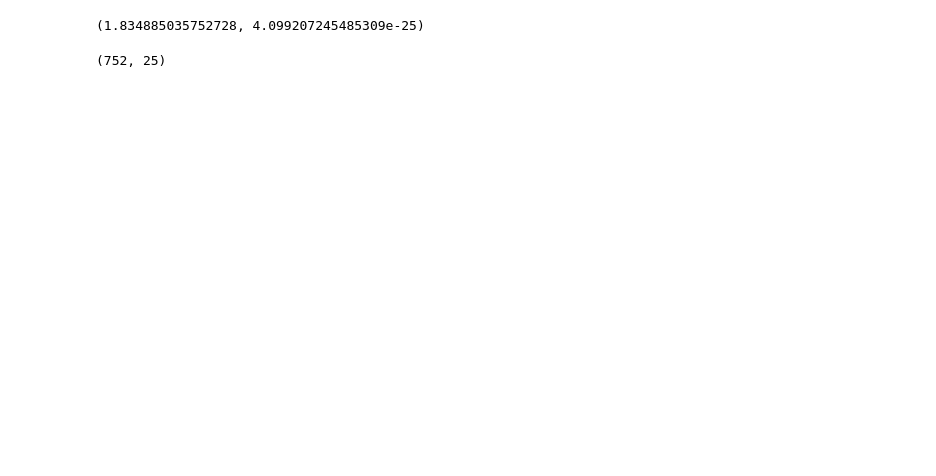
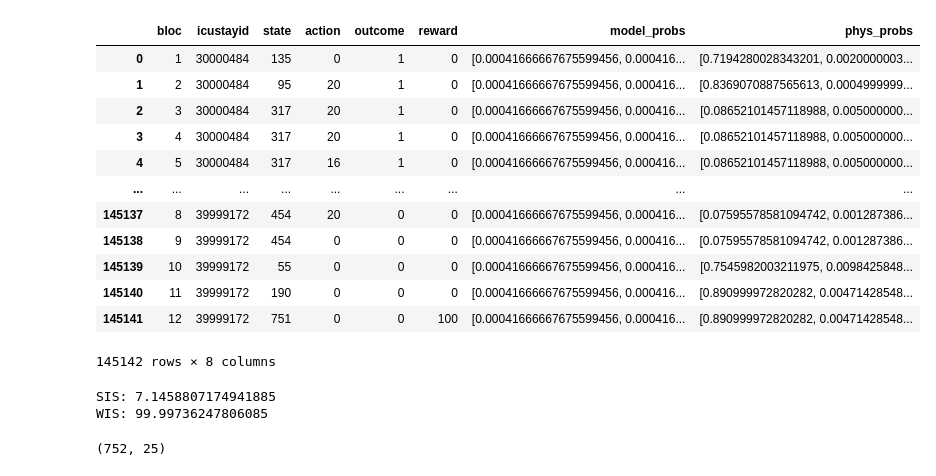
Before and after one commit to MrWhiteRichard/dice_rl_sepsis, a Jupyter notebook: results_sepsis_mimic_iv.ipynb, the cells around one changed output. Drawn from its saved outputs; the diff is of its cells as text; code cells hidden in the pictures; blank space fills up the shorter version.

```diff
--- a/results_sepsis_mimic_iv.ipynb
+++ b/results_sepsis_mimic_iv.ipynb
@@ -19,7 +37,5 @@ from dice_rl_TU_Vienna.utils.bedtime import computer_sleep
 # %%
-version = "v1.0"
-
-dir_data   = os.path.join("data",   "medical_rl", "sepsis_mimic_iv", version)
-dir_images = os.path.join("images", "medical_rl", "sepsis_mimic_iv", version)
+dir_data   = os.path.join("data",   "medical_rl", "sepsis_mimic_iv")
+dir_images = os.path.join("images", "medical_rl", "sepsis_mimic_iv")
 # %%
 kinds = ["behavior", "evaluation"]
@@ -53,7 +49,48 @@ IS_quotients, IS_quotient_prods = get_IS_quotient_prods(split)
-# %%
-np.mean(IS_quotients), np.mean(IS_quotient_prods)
-# %% [output]
-(1.834885035752728, 4.099207245485309e-25)
+# %%
+split
+# %% [output]
+|  | bloc | icustayid | state | action | outcome | reward | model_probs | phys_probs |
+| 0 | 1 | 30000484 | 135 | 0 | 1 | 0 | [0.00041666667675599456, 0.000416... | [0.7194280028343201, 0.0020000003... |
+| 1 | 2 | 30000484 | 95 | 20 | 1 | 0 | [0.00041666667675599456, 0.000416... | [0.8369070887565613, 0.0004999999... |
+| 2 | 3 | 30000484 | 317 | 20 | 1 | 0 | [0.00041666667675599456, 0.000416... | [0.08652101457118988, 0.005000000... |
+| 3 | 4 | 30000484 | 317 | 20 | 1 | 0 | [0.00041666667675599456, 0.000416... | [0.08652101457118988, 0.005000000... |
+| 4 | 5 | 30000484 | 317 | 16 | 1 | 0 | [0.00041666667675599456, 0.000416... | [0.08652101457118988, 0.005000000... |
+| ... | ... | ... | ... | ... | ... | ... | ... | ... |
+| 145137 | 8 | 39999172 | 454 | 20 | 0 | 0 | [0.00041666667675599456, 0.000416... | [0.07595578581094742, 0.001287386... |
+| 145138 | 9 | 39999172 | 454 | 0 | 0 | 0 | [0.00041666667675599456, 0.000416... | [0.07595578581094742, 0.001287386... |
+| 145139 | 10 | 39999172 | 55 | 0 | 0 | 0 | [0.00041666667675599456, 0.000416... | [0.7545982003211975, 0.0098425848... |
+| 145140 | 11 | 39999172 | 190 | 0 | 0 | 0 | [0.00041666667675599456, 0.000416... | [0.890999972820282, 0.00471428548... |
+| 145141 | 12 | 39999172 | 751 | 0 | 0 | 100 | [0.00041666667675599456, 0.000416... | [0.890999972820282, 0.00471428548... |
+145142 rows × 8 columns
+# %%
+returns = []
+weight_prods = []
+
+for id in split["icustayid"].unique():
+    episode = split[split["icustayid"] == id]
+
+    rewards = episode["reward"]
+
+    weights = []
+    for _, row in episode.iterrows():
+        probs          = row["model_probs"]
+        probs_behavior = row["phys_probs"]
+        action         = row["action"]
+
+        weight = probs[action] / probs_behavior[action]
+        weights.append(weight)
+
+    returns.append( np.sum(rewards) )
+    weight_prods.append( np.prod(weights) )
+
+SIS = np.dot(returns, weight_prods) / len(weight_prods)
+WIS = np.dot(returns, weight_prods) / np.sum(weight_prods)
+
+print(f"SIS: {SIS}")
+print(f"WIS: {WIS}")
+# %% [output]
+SIS: 7.1458807174941885
+WIS: 99.99736247806085
 # %%
 n_obs = split["state"] .max() + 1
 n_act = split["action"].max() + 1
```
Also changed, not shown: parts of 71 cells of this notebook.
